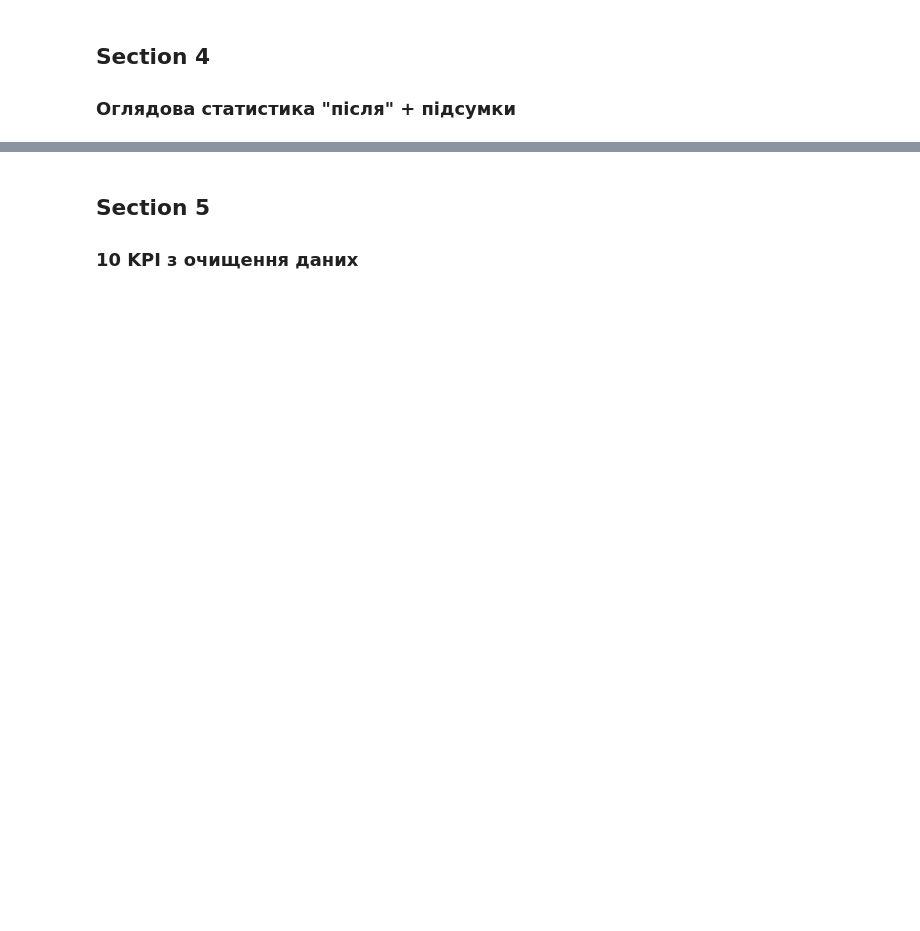
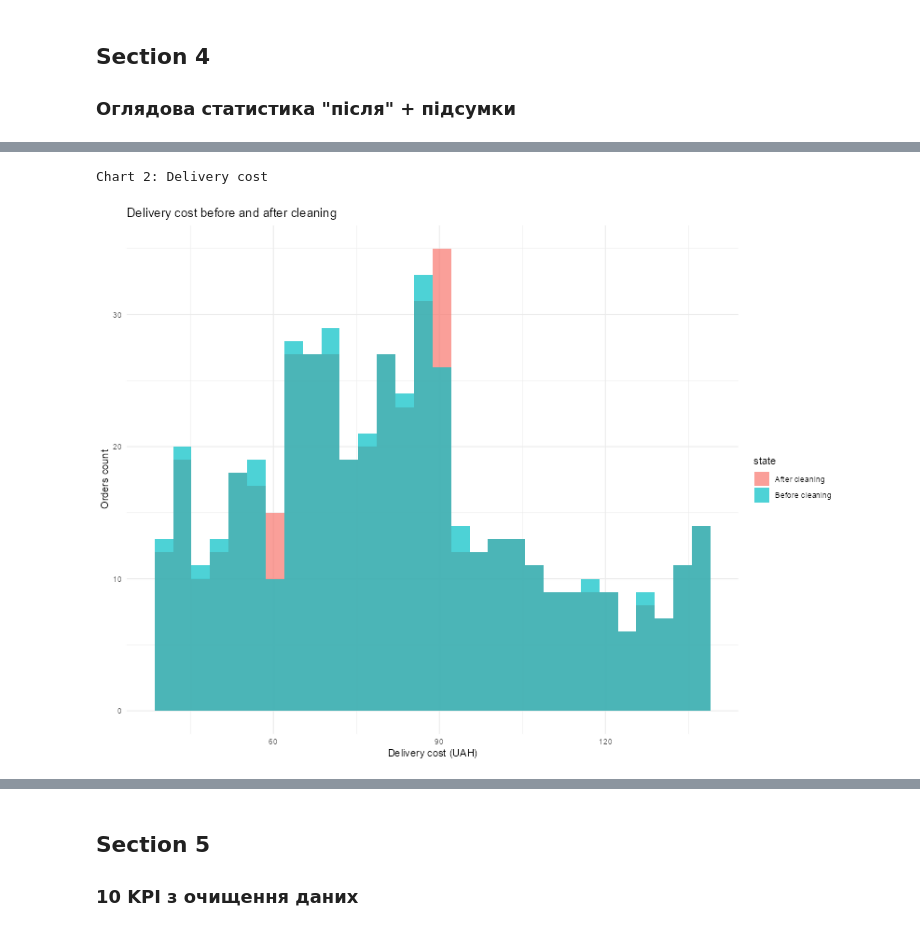
Before and after one commit to emissuu/UniTasks, a Jupyter notebook: R/Lab1/notebooks/Lab1.ipynb, the cells around one changed output, grey strips where cells are left out. Cells and saved outputs as stored; diff of their text form; code cells hidden in the pictures; blank space fills up the shorter version.

```diff
--- a/R/Lab1/notebooks/Lab1.ipynb
+++ b/R/Lab1/notebooks/Lab1.ipynb
@@ -467,0 +570,19 @@ $ mean_distance  <dbl> 12.81700, 12.79529, 13.15083, 12.81700, 12.81700, 13.15
+# %%
+cat("\n\nChart 2: Delivery cost")
+data_dirty_for_plot$delivery_fee_dirty <- as.numeric(str_replace_all(str_replace(data_dirty$delivery_fee, ",", "."), "\\s", ""))
+plot_data_fee <- bind_rows(
+  data_dirty_for_plot |> select(fee = delivery_fee_dirty) |> mutate(state = "Before cleaning"),
+  data_clean |> select(fee = delivery_fee) |> mutate(state = "After cleaning")
+)
+ggplot(plot_data_fee |> filter(fee > 0 & fee < 200), aes(x = fee, fill = state)) +
+  geom_histogram(position = "identity", alpha = 0.7, bins = 30) +
+  labs(
+    title = "Delivery cost before and after cleaning",
+    x = "Delivery cost (UAH)",
+    y = "Orders count"
+  ) +
+  theme_minimal()
+rm(plot_data_fee, data_dirty_for_plot)
+# %% [output]
+Chart 2: Delivery cost
+[figure, added]
```
Also changed, not shown: parts of 7 cells of this notebook, 1 other file.
